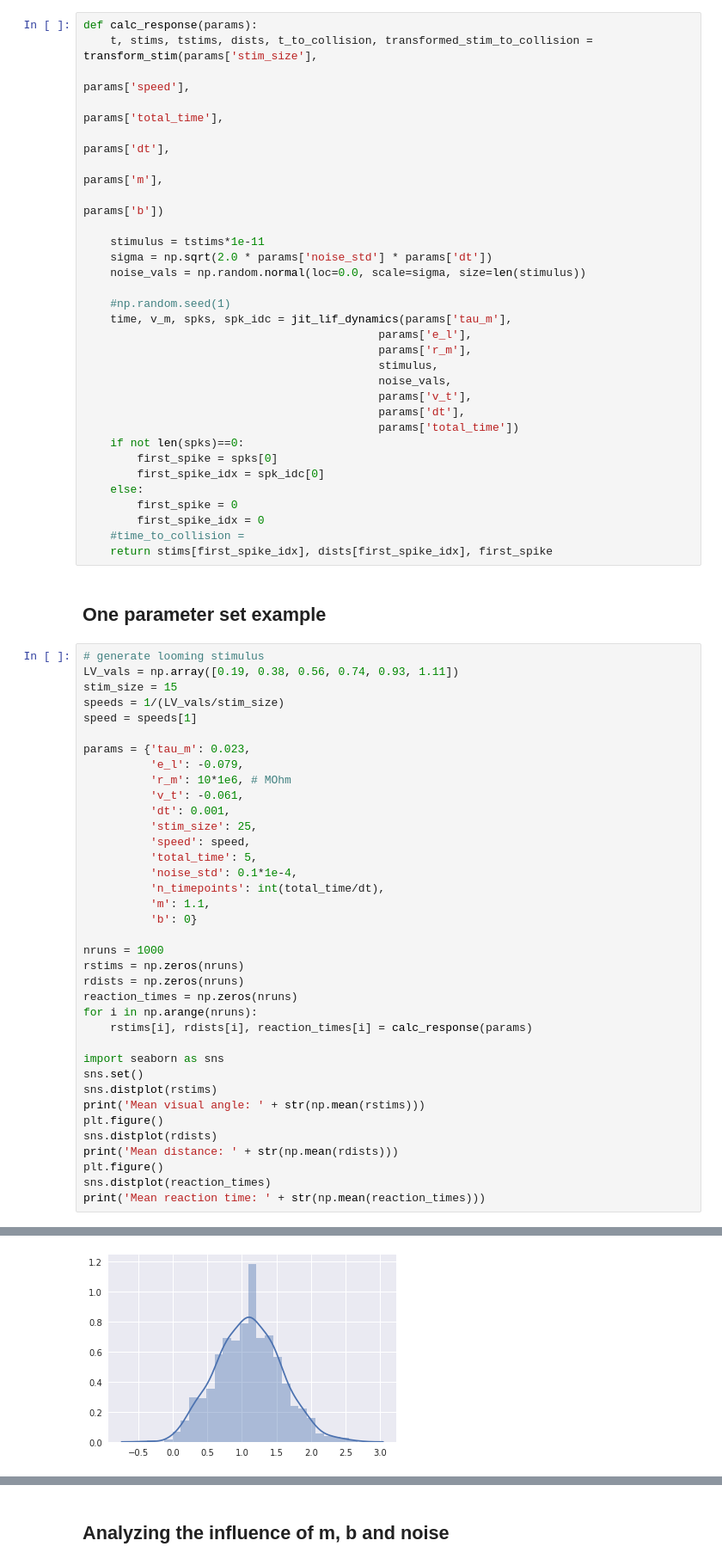
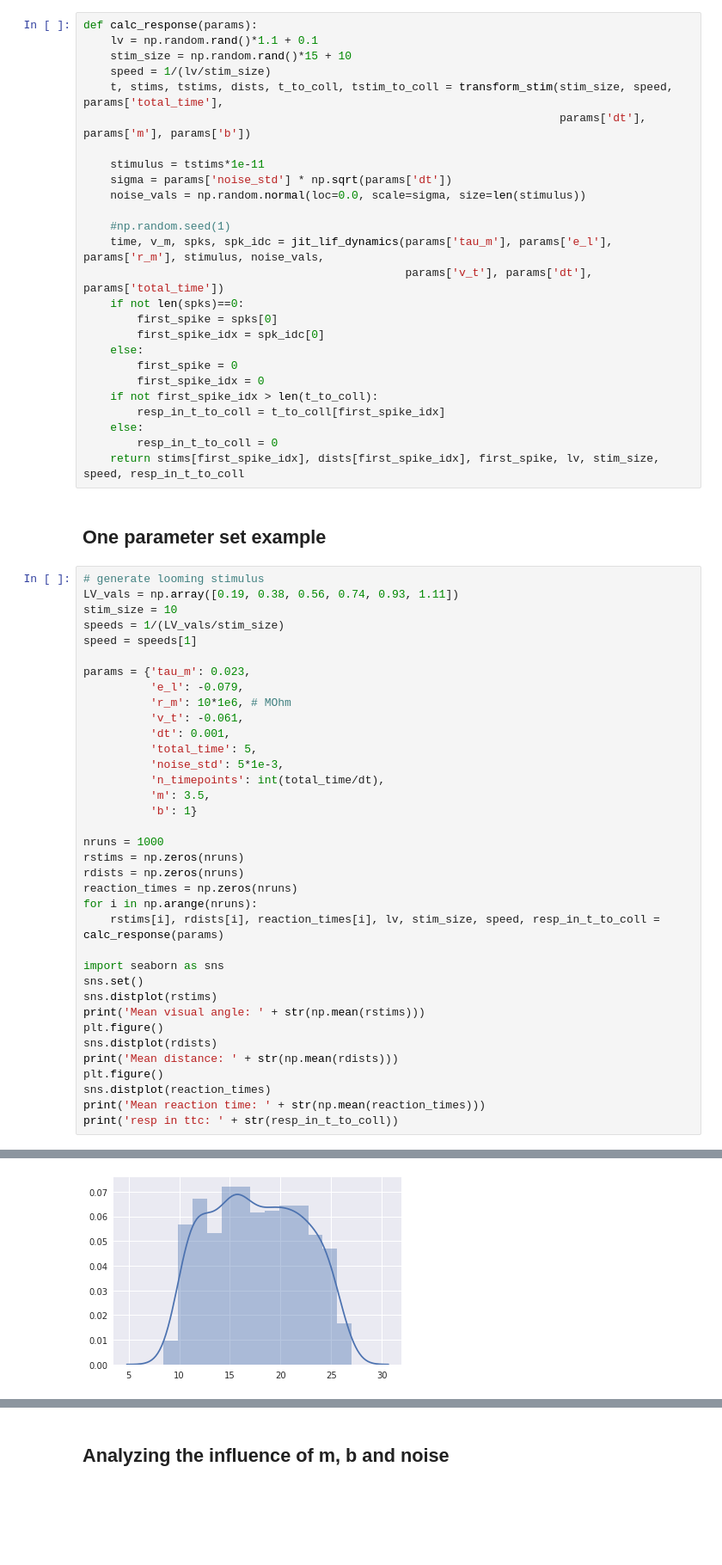
Before and after one commit to awakenting/master-thesis, a Jupyter notebook: code/first_looming_stimulus_model.ipynb, the cells around one changed output, grey strips where cells are left out. Shown at 86% size. Drawn from its saved outputs; the diff is of its cells as text; blank space fills up the shorter version.

```diff
--- a/code/first_looming_stimulus_model.ipynb
+++ b/code/first_looming_stimulus_model.ipynb
@@ -284,39 +284,35 @@ Distance at first spike: 48.1882882883 mm
 # %%
 def calc_response(params):
-    t, stims, tstims, dists, t_to_collision, transformed_stim_to_collision = transform_stim(params['stim_size'],
-                                                                                    params['speed'],
-                                                                                    params['total_time'],
-                                                                                    params['dt'],
-                                                                                    params['m'],
-                                                                                    params['b'])
+    lv = np.random.rand()*1.1 + 0.1
+    stim_size = np.random.rand()*15 + 10
+    speed = 1/(lv/stim_size)
+    t, stims, tstims, dists, t_to_coll, tstim_to_coll = transform_stim(stim_size, speed, params['total_time'],
+                                                                       params['dt'], params['m'], params['b'])
 
     stimulus = tstims*1e-11
-    sigma = np.sqrt(2.0 * params['noise_std'] * params['dt'])
+    sigma = params['noise_std'] * np.sqrt(params['dt'])
     noise_vals = np.random.normal(loc=0.0, scale=sigma, size=len(stimulus))
 
     #np.random.seed(1)
-    time, v_m, spks, spk_idc = jit_lif_dynamics(params['tau_m'],
-                                            params['e_l'],
-                                            params['r_m'],
-                                            stimulus,
-                                            noise_vals,
-                                            params['v_t'],
-                                            params['dt'],
-                                            params['total_time'])
+    time, v_m, spks, spk_idc = jit_lif_dynamics(params['tau_m'], params['e_l'], params['r_m'], stimulus, noise_vals,
+                                                params['v_t'], params['dt'], params['total_time'])
     if not len(spks)==0:
         first_spike = spks[0]
         first_spike_idx = spk_idc[0]
     else:
         first_spike = 0
         first_spike_idx = 0
-    #time_to_collision =
-    return stims[first_spike_idx], dists[first_spike_idx], first_spike
+    if not first_spike_idx > len(t_to_coll):
+        resp_in_t_to_coll = t_to_coll[first_spike_idx]
+    else:
+        resp_in_t_to_coll = 0
+    return stims[first_spike_idx], dists[first_spike_idx], first_spike, lv, stim_size, speed, resp_in_t_to_coll
 # %% [markdown]
 ## One parameter set example
 # %%
 # generate looming stimulus
 LV_vals = np.array([0.19, 0.38, 0.56, 0.74, 0.93, 1.11])
-stim_size = 15
+stim_size = 10
 speeds = 1/(LV_vals/stim_size)
 speed = speeds[1]
 
@@ -325,20 +321,18 @@ params = {'tau_m': 0.023,
           'r_m': 10*1e6, # MOhm
           'v_t': -0.061,
           'dt': 0.001,
-          'stim_size': 25,
-          'speed': speed,
           'total_time': 5,
-          'noise_std': 0.1*1e-4,
+          'noise_std': 5*1e-3,
           'n_timepoints': int(total_time/dt),
-          'm': 1.1,
-          'b': 0}
+          'm': 3.5,
+          'b': 1}
 
 nruns = 1000
 rstims = np.zeros(nruns)
 rdists = np.zeros(nruns)
 reaction_times = np.zeros(nruns)
 for i in np.arange(nruns):
-    rstims[i], rdists[i], reaction_times[i] = calc_response(params)
+    rstims[i], rdists[i], reaction_times[i], lv, stim_size, speed, resp_in_t_to_coll = calc_response(params)
 
 import seaborn as sns
 sns.set()
@@ -350,4 +344,5 @@ print('Mean distance: ' + str(np.mean(rdists)))
 plt.figure()
 sns.distplot(reaction_times)
 print('Mean reaction time: ' + str(np.mean(reaction_times)))
+print('resp in ttc: ' + str(resp_in_t_to_coll))
 # %% [output]
@@ -358 +354 @@ Mean reaction time: 1.238854
-[figure, old version]
+[figure, new version]
```
Also changed, not shown: parts of 18 cells of this notebook, 6 other files.
